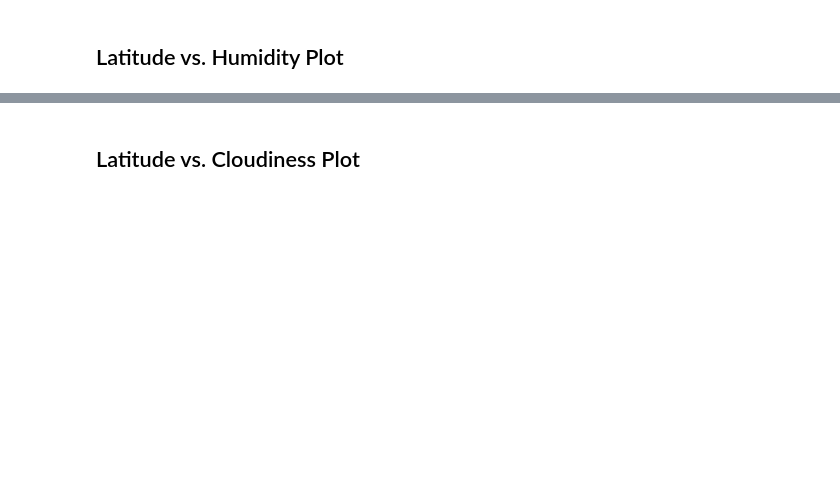
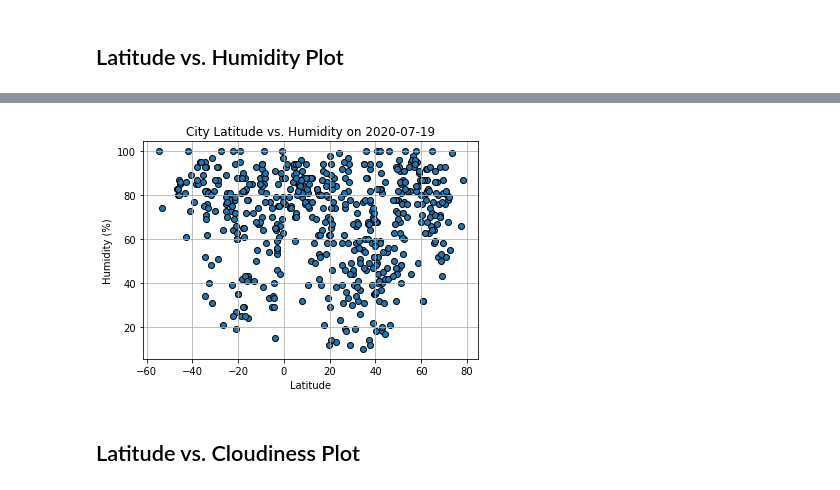
Before and after one commit to markerickson314/python-api-challenge, a Jupyter notebook: WeatherPy/WeatherPy.ipynb, the cells around one changed output, grey strips where cells are left out. Cells and saved outputs as stored; diff of their text form; code cells hidden in the pictures; blank space fills up the shorter version.

```diff
--- a/WeatherPy/WeatherPy.ipynb
+++ b/WeatherPy/WeatherPy.ipynb
@@ -213,2 +223,14 @@ final_city_data.to_csv(output_data_file, index=False)
+# %%
+humidity1 = final_city_data["Humidity"]
+
+plt.scatter(latitude, humidity1, edgecolors="black")
+plt.title(f"City Latitude vs. Humidity on {today}")
+plt.ylabel("Humidity (%)")
+plt.xlabel("Latitude")
+plt.grid()
+plt.savefig("output_data/Fig2.png")
+plt.show()
+# %% [output]
+[figure, added]
 # %% [markdown]
 ## Latitude vs. Cloudiness Plot
```
Also changed, not shown: parts of 32 cells of this notebook, 13 other files.
